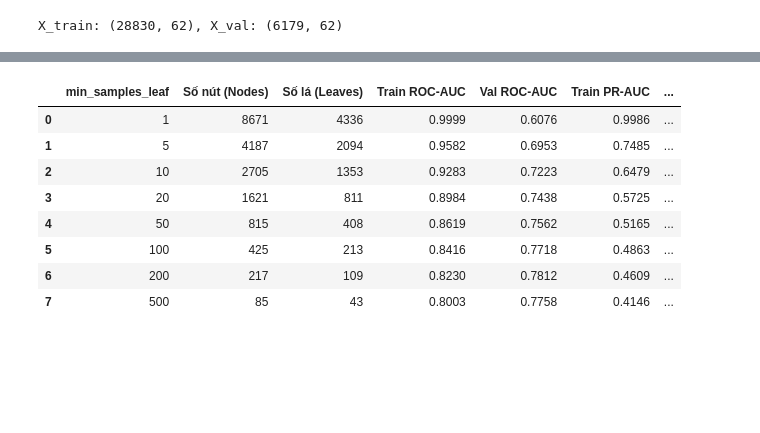
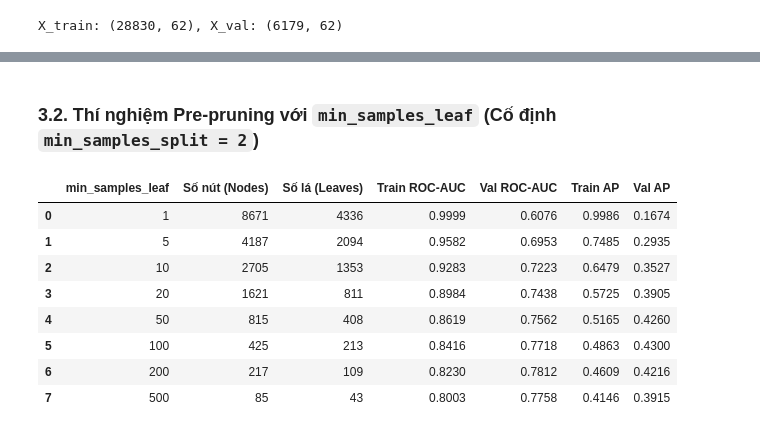
Before and after one commit to vohuunghiaah/bank-marketing-ml-lab, a Jupyter notebook: notebooks/01d_regularization_pruning.ipynb, the cells around one changed output, grey strips where cells are left out. Drawn from its saved outputs; the diff is of its cells as text; code cells hidden in the pictures; blank space fills up the shorter version.

Commit message:
feat(pruning): enhance lesson 1D with min_samples_split, zoom visualization, and AP vs ROC-AUC analysis

```diff
--- a/notebooks/01d_regularization_pruning.ipynb
+++ b/notebooks/01d_regularization_pruning.ipynb
@@ -62,0 +67,28 @@ X_train: (28830, 62), X_val: (6179, 62)
+# %%
+split_values = [2, 10, 20, 50, 100, 200, 500, 1000]
+split_results = []
+
+for s in split_values:
+    dt = DecisionTreeClassifier(random_state=42, min_samples_split=s, min_samples_leaf=1)
+    dt.fit(X_train_encoded, y_train)
+
+    tr_proba = dt.predict_proba(X_train_encoded)[:, 1]
+    va_proba = dt.predict_proba(X_val_encoded)[:, 1]
+
+    tr_auc = roc_auc_score(y_train, tr_proba)
+    va_auc = roc_auc_score(y_val, va_proba)
+    tr_pr = average_precision_score(y_train, tr_proba)
+    va_pr = average_precision_score(y_val, va_proba)
+
+    split_results.append({
+        "min_samples_split": s,
+        "Số nút (Nodes)": dt.tree_.node_count,
+        "Số lá (Leaves)": dt.get_n_leaves(),
+        "Train ROC-AUC": round(tr_auc, 4),
+        "Val ROC-AUC": round(va_auc, 4),
+        "Train AP": round(tr_pr, 4),
+        "Val AP": round(va_pr, 4)
+    })
+
+split_df = pd.DataFrame(split_results)
+display(split_df)
@@ -63,38 +105,40 @@ X_train: (28830, 62), X_val: (6179, 62)
+# %% [markdown]
+### 3.2. Thí nghiệm Pre-pruning với `min_samples_leaf` (Cố định `min_samples_split = 2`)
 # %%
 leaf_values = [1, 5, 10, 20, 50, 100, 200, 500]
-pre_results = []
+leaf_results = []
 
 for leaf in leaf_values:
-    dt = DecisionTreeClassifier(random_state=42, min_samples_leaf=leaf)
+    dt = DecisionTreeClassifier(random_state=42, min_samples_leaf=leaf, min_samples_split=2)
     dt.fit(X_train_encoded, y_train)
 
     tr_proba = dt.predict_proba(X_train_encoded)[:, 1]
     va_proba = dt.predict_proba(X_val_encoded)[:, 1]
 
     tr_auc = roc_auc_score(y_train, tr_proba)
     va_auc = roc_auc_score(y_val, va_proba)
     tr_pr = average_precision_score(y_train, tr_proba)
     va_pr = average_precision_score(y_val, va_proba)
 
-    pre_results.append({
+    leaf_results.append({
         "min_samples_leaf": leaf,
         "Số nút (Nodes)": dt.tree_.node_count,
         "Số lá (Leaves)": dt.get_n_leaves(),
         "Train ROC-AUC": round(tr_auc, 4),
         "Val ROC-AUC": round(va_auc, 4),
-        "Train PR-AUC": round(tr_pr, 4),
-        "Val PR-AUC": round(va_pr, 4)
+        "Train AP": round(tr_pr, 4),
+        "Val AP": round(va_pr, 4)
     })
 
-pre_df = pd.DataFrame(pre_results)
-display(pre_df)
+leaf_df = pd.DataFrame(leaf_results)
+display(leaf_df)
 # %% [output]
-|  | min_samples_leaf | Số nút (Nodes) | Số lá (Leaves) | Train ROC-AUC | Val ROC-AUC | Train PR-AUC | ... |
-| 0 | 1 | 8671 | 4336 | 0.9999 | 0.6076 | 0.9986 | ... |
-| 1 | 5 | 4187 | 2094 | 0.9582 | 0.6953 | 0.7485 | ... |
-| 2 | 10 | 2705 | 1353 | 0.9283 | 0.7223 | 0.6479 | ... |
-| 3 | 20 | 1621 | 811 | 0.8984 | 0.7438 | 0.5725 | ... |
-| 4 | 50 | 815 | 408 | 0.8619 | 0.7562 | 0.5165 | ... |
-| 5 | 100 | 425 | 213 | 0.8416 | 0.7718 | 0.4863 | ... |
-| 6 | 200 | 217 | 109 | 0.8230 | 0.7812 | 0.4609 | ... |
-| 7 | 500 | 85 | 43 | 0.8003 | 0.7758 | 0.4146 | ... |
+|  | min_samples_leaf | Số nút (Nodes) | Số lá (Leaves) | Train ROC-AUC | Val ROC-AUC | Train AP | Val AP |
+| 0 | 1 | 8671 | 4336 | 0.9999 | 0.6076 | 0.9986 | 0.1674 |
+| 1 | 5 | 4187 | 2094 | 0.9582 | 0.6953 | 0.7485 | 0.2935 |
+| 2 | 10 | 2705 | 1353 | 0.9283 | 0.7223 | 0.6479 | 0.3527 |
+| 3 | 20 | 1621 | 811 | 0.8984 | 0.7438 | 0.5725 | 0.3905 |
+| 4 | 50 | 815 | 408 | 0.8619 | 0.7562 | 0.5165 | 0.4260 |
+| 5 | 100 | 425 | 213 | 0.8416 | 0.7718 | 0.4863 | 0.4300 |
+| 6 | 200 | 217 | 109 | 0.8230 | 0.7812 | 0.4609 | 0.4216 |
+| 7 | 500 | 85 | 43 | 0.8003 | 0.7758 | 0.4146 | 0.3915 |
```
Also changed, not shown: parts of 14 cells of this notebook, 1 other file.
